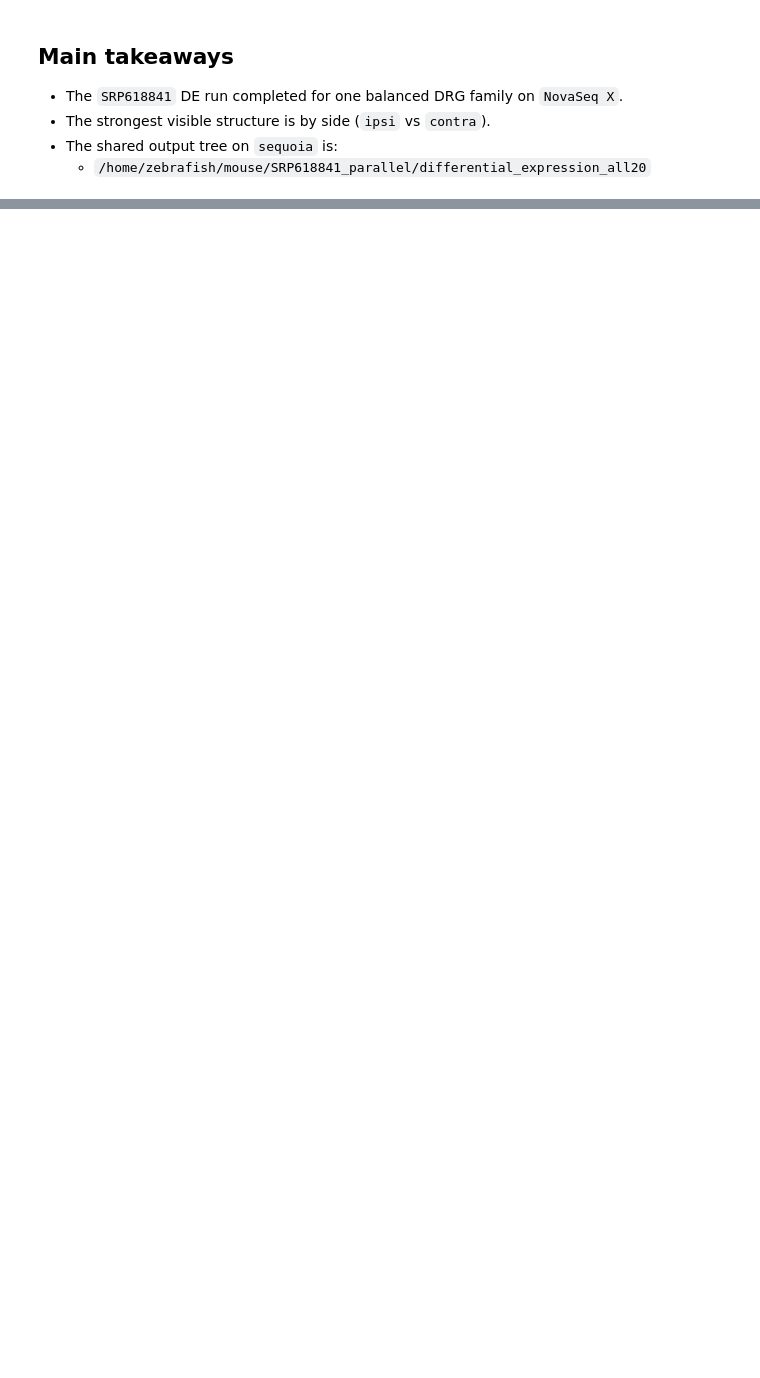
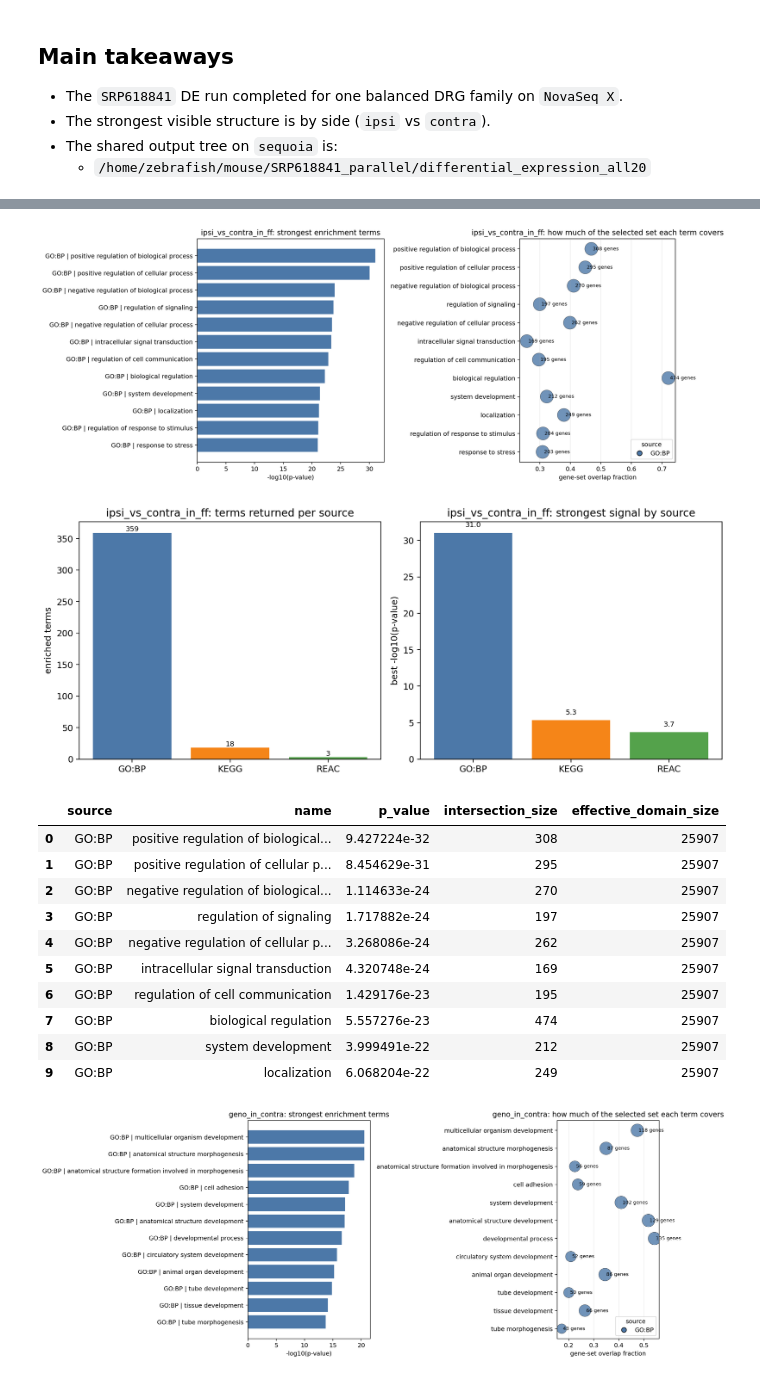
Before and after one commit to pzg8794/mouse_group_project_work, a Jupyter notebook: notebooks/mouse_differential_expression_team_walkthrough_all20.ipynb, the cells around one changed output, grey strips where cells are left out. Cells and saved outputs as stored; diff of their text form; code cells hidden in the pictures; blank space fills up the shorter version.

```diff
--- a/notebooks/mouse_differential_expression_team_walkthrough_all20.ipynb
+++ b/notebooks/mouse_differential_expression_team_walkthrough_all20.ipynb
@@ -143,0 +244,22 @@ display(pd.read_csv(FTABLES / 'ipsi_vs_contra_in_cre_top_genes.tsv', sep='	').he
+# %%
+display(Image(filename=str(DERIVED / 'ipsi_vs_contra_in_ff' / 'gprofiler_terms_and_overlap.png'), width=1000))
+display(Image(filename=str(DERIVED / 'ipsi_vs_contra_in_ff' / 'gprofiler_source_summary.png'), width=850))
+display(pd.read_csv(DERIVED / 'ipsi_vs_contra_in_ff' / 'gprofiler_enrichment.tsv', sep='	')[['source','name','p_value','intersection_size','effective_domain_size']].head(10))
+display(Image(filename=str(DERIVED / 'geno_in_contra' / 'gprofiler_terms_and_overlap.png'), width=1000))
+display(Image(filename=str(DERIVED / 'geno_in_contra' / 'gprofiler_source_summary.png'), width=850))
+display(pd.read_csv(DERIVED / 'geno_in_contra' / 'gprofiler_enrichment.tsv', sep='	')[['source','name','p_value','intersection_size','effective_domain_size']].head(10))
+# %% [output]
+[figure, added]
+[figure, added]
+|  | source | name | p_value | intersection_size | effective_domain_size |
+| 0 | GO:BP | positive regulation of biological... | 9.427224e-32 | 308 | 25907 |
+| 1 | GO:BP | positive regulation of cellular p... | 8.454629e-31 | 295 | 25907 |
+| 2 | GO:BP | negative regulation of biological... | 1.114633e-24 | 270 | 25907 |
+| 3 | GO:BP | regulation of signaling | 1.717882e-24 | 197 | 25907 |
+| 4 | GO:BP | negative regulation of cellular p... | 3.268086e-24 | 262 | 25907 |
+| 5 | GO:BP | intracellular signal transduction | 4.320748e-24 | 169 | 25907 |
+| 6 | GO:BP | regulation of cell communication | 1.429176e-23 | 195 | 25907 |
+| 7 | GO:BP | biological regulation | 5.557276e-23 | 474 | 25907 |
+| 8 | GO:BP | system development | 3.999491e-22 | 212 | 25907 |
+| 9 | GO:BP | localization | 6.068204e-22 | 249 | 25907 |
+[figure, added]
```
Also changed, not shown: parts of 15 cells of this notebook, 17 other files.
